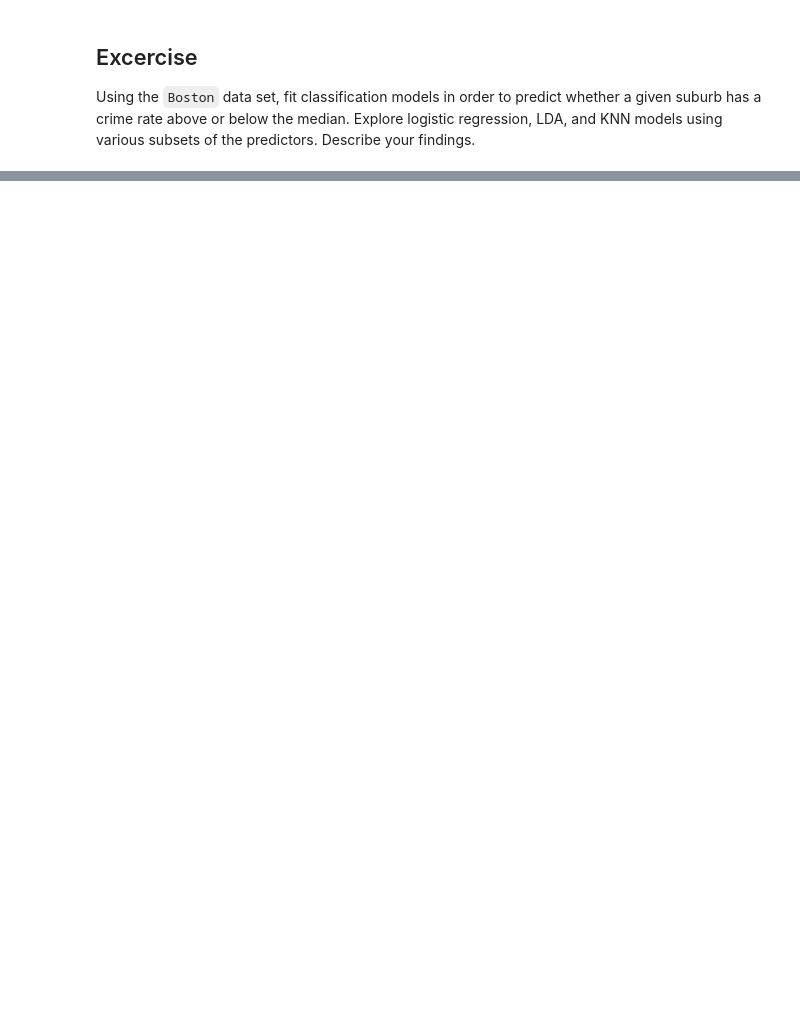
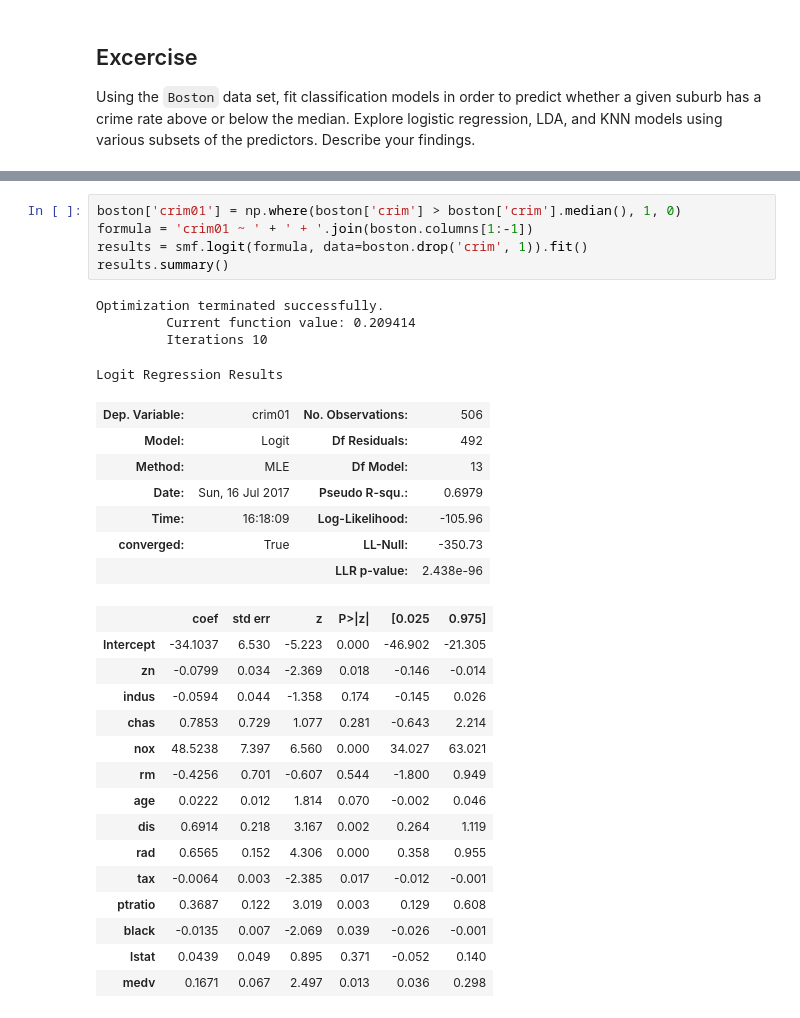
Before and after one commit to Rosswell/k2_datascience, a Jupyter notebook: Classification/Classification_Exercises.ipynb, the cells around one changed output, grey strips where cells are left out. Drawn from its saved outputs; the diff is of its cells as text; blank space fills up the shorter version.

```diff
--- a/Classification/Classification_Exercises.ipynb
+++ b/Classification/Classification_Exercises.ipynb
@@ -384,0 +400,32 @@ of the predictors. Describe your findings.
+# %%
+boston['crim01'] = np.where(boston['crim'] > boston['crim'].median(), 1, 0)
+formula = 'crim01 ~ ' + ' + '.join(boston.columns[1:-1])
+results = smf.logit(formula, data=boston.drop('crim', 1)).fit()
+results.summary()
+# %% [output]
+Optimization terminated successfully.
+         Current function value: 0.209414
+         Iterations 10
+Logit Regression Results
+| Dep. Variable: | crim01 | No. Observations: | 506 |
+| Model: | Logit | Df Residuals: | 492 |
+| Method: | MLE | Df Model: | 13 |
+| Date: | Sun, 16 Jul 2017 | Pseudo R-squ.: | 0.6979 |
+| Time: | 16:18:09 | Log-Likelihood: | -105.96 |
+| converged: | True | LL-Null: | -350.73 |
+|  |  | LLR p-value: | 2.438e-96 |
+|  | coef | std err | z | P>|z| | [0.025 | 0.975] |
+| Intercept | -34.1037 | 6.530 | -5.223 | 0.000 | -46.902 | -21.305 |
+| zn | -0.0799 | 0.034 | -2.369 | 0.018 | -0.146 | -0.014 |
+| indus | -0.0594 | 0.044 | -1.358 | 0.174 | -0.145 | 0.026 |
+| chas | 0.7853 | 0.729 | 1.077 | 0.281 | -0.643 | 2.214 |
+| nox | 48.5238 | 7.397 | 6.560 | 0.000 | 34.027 | 63.021 |
+| rm | -0.4256 | 0.701 | -0.607 | 0.544 | -1.800 | 0.949 |
+| age | 0.0222 | 0.012 | 1.814 | 0.070 | -0.002 | 0.046 |
+| dis | 0.6914 | 0.218 | 3.167 | 0.002 | 0.264 | 1.119 |
+| rad | 0.6565 | 0.152 | 4.306 | 0.000 | 0.358 | 0.955 |
+| tax | -0.0064 | 0.003 | -2.385 | 0.017 | -0.012 | -0.001 |
+| ptratio | 0.3687 | 0.122 | 3.019 | 0.003 | 0.129 | 0.608 |
+| black | -0.0135 | 0.007 | -2.069 | 0.039 | -0.026 | -0.001 |
+| lstat | 0.0439 | 0.049 | 0.895 | 0.371 | -0.052 | 0.140 |
+| medv | 0.1671 | 0.067 | 2.497 | 0.013 | 0.036 | 0.298 |
```
Also changed, not shown: parts of 33 cells of this notebook.
